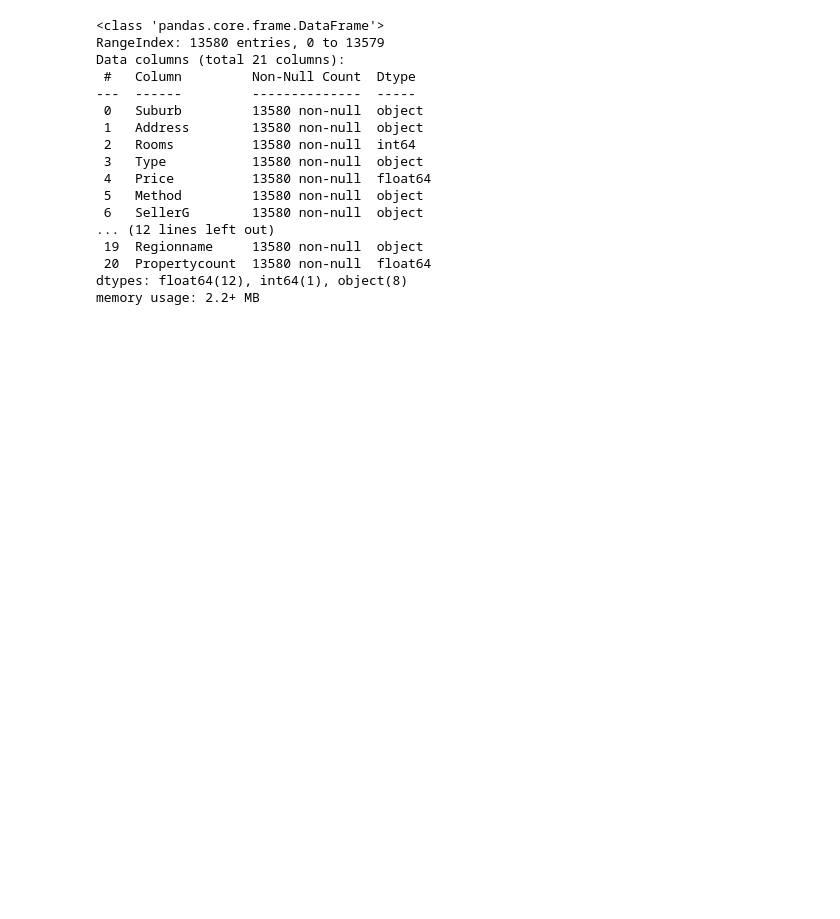
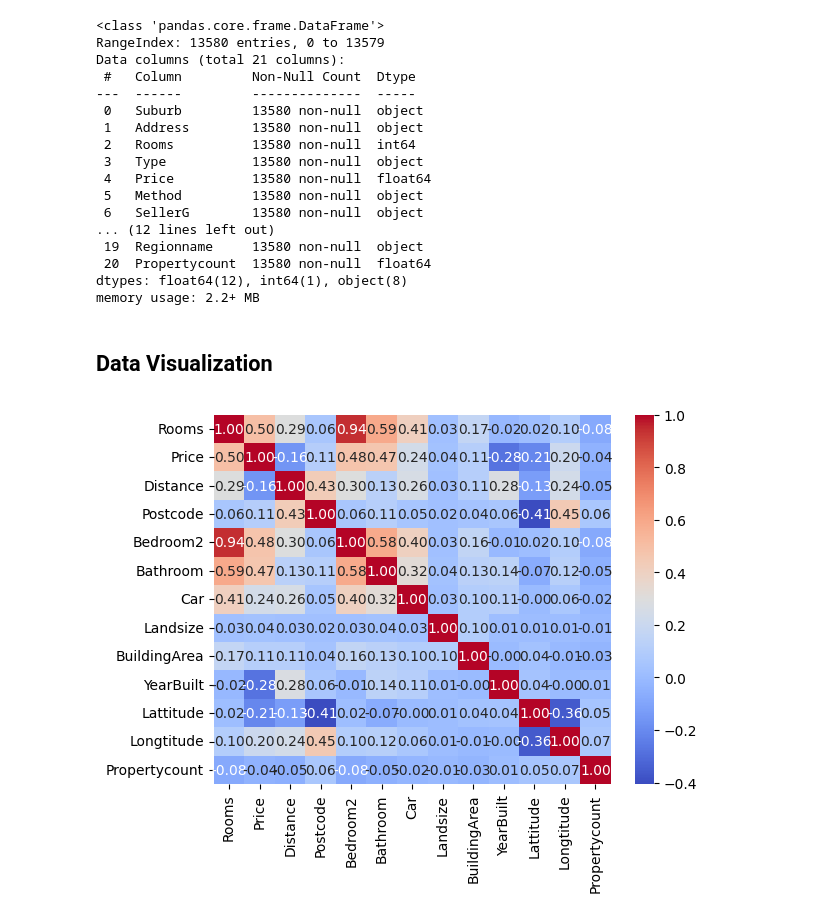
Before and after one commit to AbdulRahman-MFarag/Melbourne-Housing-Price-Prediction, a Jupyter notebook: Melbourne.ipynb, the cells around one changed output. Drawn from its saved outputs; the diff is of its cells as text; code cells hidden in the pictures; blank space fills up the shorter version.

Commit message:
Add Visualization charts

```diff
--- a/Melbourne.ipynb
+++ b/Melbourne.ipynb
@@ -116,3 +115,13 @@ Data columns (total 21 columns):
  20  Propertycount  13580 non-null  float64
 dtypes: float64(12), int64(1), object(8)
 memory usage: 2.2+ MB
+# %% [markdown]
+## Data Visualization
+# %%
+# Correlation Heatmap (Numerical Features Only)
+numeric_df = df.select_dtypes(include=['number'])
+categorical_df = df.select_dtypes(include=['object'])
+sns.heatmap(numeric_df.corr(), annot=True, cmap='coolwarm', fmt=".2f")
+plt.show()
+# %% [output]
+[figure, added]
```
Also changed, not shown: parts of 6 cells of this notebook.
